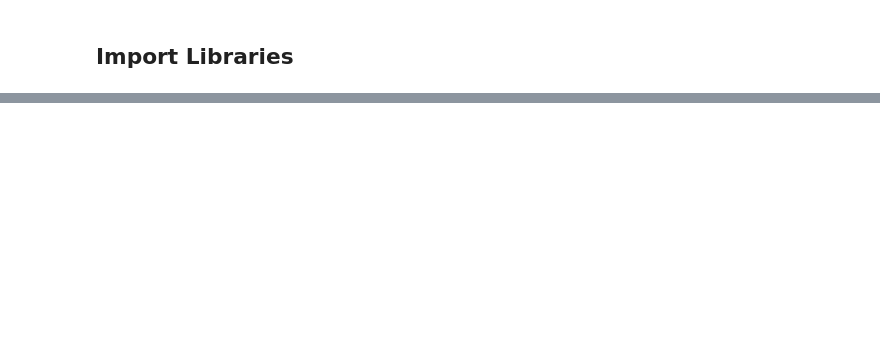
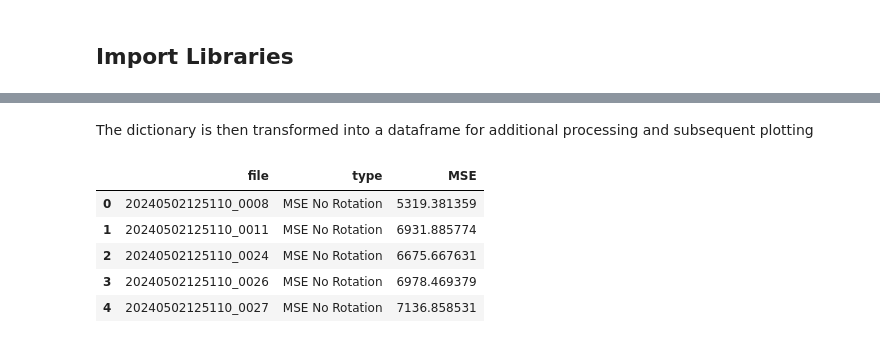
Before and after one commit to warren-lab/flyplot, a Jupyter notebook: fly_flip_fix/flyflip.ipynb, the cells around one changed output, grey strips where cells are left out. Cells and saved outputs as stored; diff of their text form; code cells hidden in the pictures; blank space fills up the shorter version.

```diff
--- a/fly_flip_fix/flyflip.ipynb
+++ b/fly_flip_fix/flyflip.ipynb
@@ -143,0 +195,28 @@ plt.imshow(avg_mask,cmap = 'gray')
+# %%
+## Comparison between two images
+def mse(img1, img2):
+    area_px = img1.shape[0]*img1.shape[1]
+    px_diff = cv2.subtract(img1, img2)
+    sum_err = np.sum(px_diff**2)
+    mse = sum_err/(float(area_px))
+    return mse
+def data_mse(data):
+    data_results = {
+        "file":[],
+        "type":[],
+        "MSE":[]
+    }
+    for file in data:
+        name = file.split('/')[-1].strip('.png')
+        mask_fly = contour_hrz_matrix(file)[0].astype(float)
+        ## No Rotation or Rotation
+        d = {
+            "MSE No Rotation":mse(avg_mask,mask_fly),
+            "MSE Rotation": mse(avg_mask,cv2.rotate(mask_fly,cv2.ROTATE_180))
+        }
+        ## Save the min MSE Value
+        data_results["file"].append(name)
+        img_rot_type = list(d.keys())[list(d.values()).index(min(list(d.values())))]
+        data_results['type'].append(img_rot_type)
+        data_results["MSE"].append((d["MSE No Rotation"],d["MSE Rotation"])) # both MSE values...
+    return data_results
@@ -143,0 +225,3 @@ plt.imshow(avg_mask,cmap = 'gray')
+# %%
+results = data_mse(data)
+results
@@ -143,0 +246,12 @@ plt.imshow(avg_mask,cmap = 'gray')
+# %% [markdown]
+The dictionary is then transformed into a dataframe for additional processing and subsequent plotting
+# %%
+results_df = pd.DataFrame(results)
+results_df.head()
+# %% [output]
+|  | file | type | MSE |
+| 0 | 20240502125110_0008 | MSE No Rotation | 5319.381359 |
+| 1 | 20240502125110_0011 | MSE No Rotation | 6931.885774 |
+| 2 | 20240502125110_0024 | MSE No Rotation | 6675.667631 |
+| 3 | 20240502125110_0026 | MSE No Rotation | 6978.469379 |
+| 4 | 20240502125110_0027 | MSE No Rotation | 7136.858531 |
```
Also changed, not shown: parts of 27 cells of this notebook, 2 other files.
